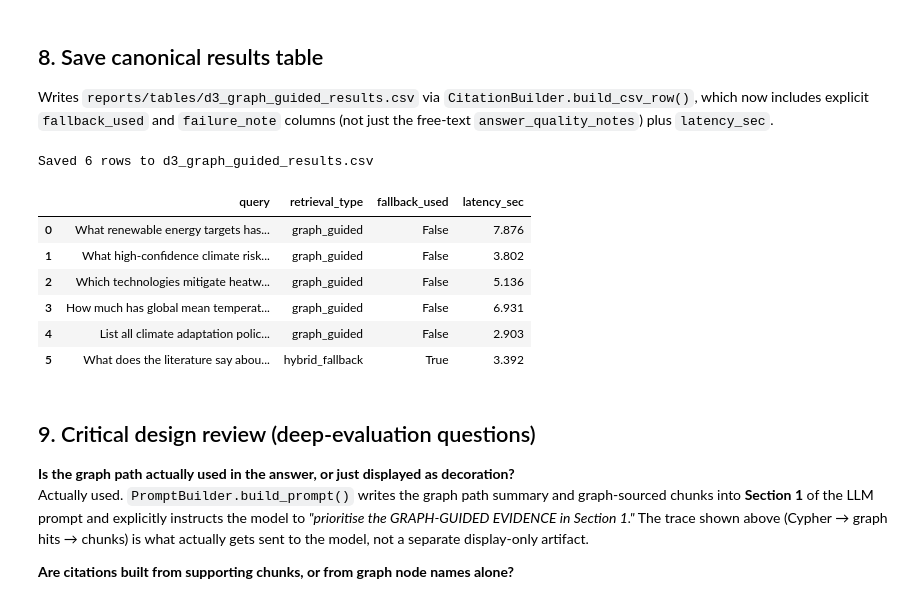
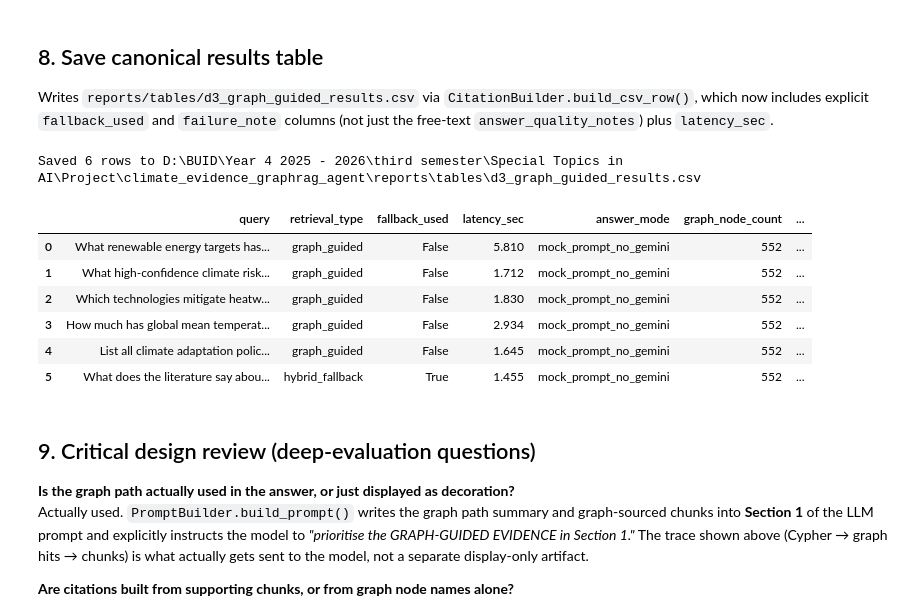
Before and after one commit to Aya15155/climate_evidence_graphrag_agent, a Jupyter notebook: notebooks/D3_03_Rana_graphrag_executor.ipynb, the cells around one changed output. Drawn from its saved outputs; the diff is of its cells as text; code cells hidden in the pictures.

```diff
--- a/notebooks/D3_03_Rana_graphrag_executor.ipynb
+++ b/notebooks/D3_03_Rana_graphrag_executor.ipynb
@@ -311,11 +422,11 @@ query_4 = "How much has global mean temperature risen since pre-industrial times
 result_4 = executor.run(query_4)
 result_4.answer_quality_notes = (
     result_4.answer_quality_notes or
-    "FAILURE: Graph expansion too broad. graphrag_finding_document_grounding with risk_id=None "
-    "returned 50+ Finding nodes; top-ranked rows cluster on the same IPCC AR6 pages, producing "
-    "near-duplicate chunks rather than diverse evidence. Fix: require risk_id/sector_id to be "
-    "non-null before calling this template, or cap to 2 chunks per doc_id during expansion."
+    "FAILURE/WEAKNESS: this is a broad numeric climate-science question, not an entity-specific graph traversal question. "
+    "Current deterministic routing can use the generic Finding→Document template, which may return page-anchored evidence "
+    "but not necessarily the exact temperature-rise statistic. Fix: add a ClimateIndicator/TemperatureTrend Cypher template "
+    "or force hybrid-only retrieval for broad numeric trend questions."
 )
-display_result(result_4, label="Failure case: Cypher expansion too broad")
+display_result(result_4, label="Failure case: Broad numeric question is weak for current graph templates")
 # %% [output]
 No GEMINI_API_KEY found; returning prompt as mock answer.
@@ -367,17 +478,17 @@ How much has global mean temperature risen since pre-industrial times?
 ## 7. Additional failure cases (for completeness)
 Two more documented failure modes, run here so the canonical CSV has the full set of 3 success + 3 failure rows.
 # %%
-# Failure: wrong graph entity selected — "Pacific Islands" is not in ENTITY_ALIASES and has no
-# matching Country/Region node, so Cypher returns 0 rows and the pipeline correctly falls back.
+# Failure: unsupported geographic entity — "Pacific Islands" is not currently resolved
+# to a dedicated Country/Region node by the alias table, so graph routing may use
+# generic evidence rather than an entity-faithful Pacific-region traversal.
 query_5 = "List all climate adaptation policies adopted by Pacific Islands countries for coastal flooding."
 result_5 = executor.run(query_5)
 result_5.answer_quality_notes = (
     result_5.answer_quality_notes or
-    "FAILURE: Wrong graph entity selected. 'Pacific Islands' not in alias table -> no matching "
-    "Country/Region node -> Cypher returns 0 rows -> correct fallback to hybrid_fallback. "
-    "Fix: expand alias table with Pacific sub-regions; add region-based fallback before "
-    "declaring 0 hits."
+    "FAILURE/WEAKNESS: unsupported geographic entity. 'Pacific Islands' is not currently mapped to a dedicated "
+    "Country/Region node or alias, so graph routing may return generic finding evidence rather than an entity-faithful "
+    "Pacific-region traversal. Fix: add Pacific region aliases/nodes or force hybrid fallback when a geographic entity is unresolved."
 )
-display_result(result_5, label="Failure case: Wrong graph entity (Pacific Islands)")
+display_result(result_5, label="Failure case: Unsupported geographic entity (Pacific Islands)")
 # %% [output]
 No GEMINI_API_KEY found; returning prompt as mock answer.
@@ -484,19 +595,24 @@ Writes `reports/tables/d3_graph_guided_results.csv` via `CitationBuilder.build_c
 # %%
 all_results = [result_1, result_2, result_3, result_4, result_5, result_6]
 rows = [citation_builder.build_csv_row(r) for r in all_results]
 df = pd.DataFrame(rows)
-df.to_csv(REPORTS_TABLES / "d3_graph_guided_results.csv", index=False)
-print(f"Saved {len(df)} rows to d3_graph_guided_results.csv")
-df[["query", "retrieval_type", "fallback_used", "latency_sec"]]
+df["answer_mode"] = "gemini" if USE_GEMINI_ANSWERS else "mock_prompt_no_gemini"
+df["graph_node_count"] = GRAPH_NODE_COUNT
+df["graph_finding_count"] = GRAPH_FINDING_COUNT
+
+out_path = REPORTS_TABLES / "d3_graph_guided_results.csv"
+df.to_csv(out_path, index=False)
+print(f"Saved {len(df)} rows to {out_path}")
+df[["query", "retrieval_type", "fallback_used", "latency_sec", "answer_mode", "graph_node_count", "graph_finding_count"]]
 # %% [output]
-Saved 6 rows to d3_graph_guided_results.csv
+Saved 6 rows to D:\BUID\Year 4 2025 - 2026\third semester\Special Topics in AI\Project\climate_evidence_graphrag_agent\reports\tables\d3_graph_guided_results.csv
-|  | query | retrieval_type | fallback_used | latency_sec |
-| 0 | What renewable energy targets has... | graph_guided | False | 7.876 |
-| 1 | What high-confidence climate risk... | graph_guided | False | 3.802 |
-| 2 | Which technologies mitigate heatw... | graph_guided | False | 5.136 |
-| 3 | How much has global mean temperat... | graph_guided | False | 6.931 |
-| 4 | List all climate adaptation polic... | graph_guided | False | 2.903 |
-| 5 | What does the literature say abou... | hybrid_fallback | True | 3.392 |
+|  | query | retrieval_type | fallback_used | latency_sec | answer_mode | graph_node_count | ... |
+| 0 | What renewable energy targets has... | graph_guided | False | 5.810 | mock_prompt_no_gemini | 552 | ... |
+| 1 | What high-confidence climate risk... | graph_guided | False | 1.712 | mock_prompt_no_gemini | 552 | ... |
+| 2 | Which technologies mitigate heatw... | graph_guided | False | 1.830 | mock_prompt_no_gemini | 552 | ... |
+| 3 | How much has global mean temperat... | graph_guided | False | 2.934 | mock_prompt_no_gemini | 552 | ... |
+| 4 | List all climate adaptation polic... | graph_guided | False | 1.645 | mock_prompt_no_gemini | 552 | ... |
+| 5 | What does the literature say abou... | hybrid_fallback | True | 1.455 | mock_prompt_no_gemini | 552 | ... |
 # %% [markdown]
 ## 9. Critical design review (deep-evaluation questions)
 
```
Also changed, not shown: parts of 10 cells of this notebook, 27 other files.
